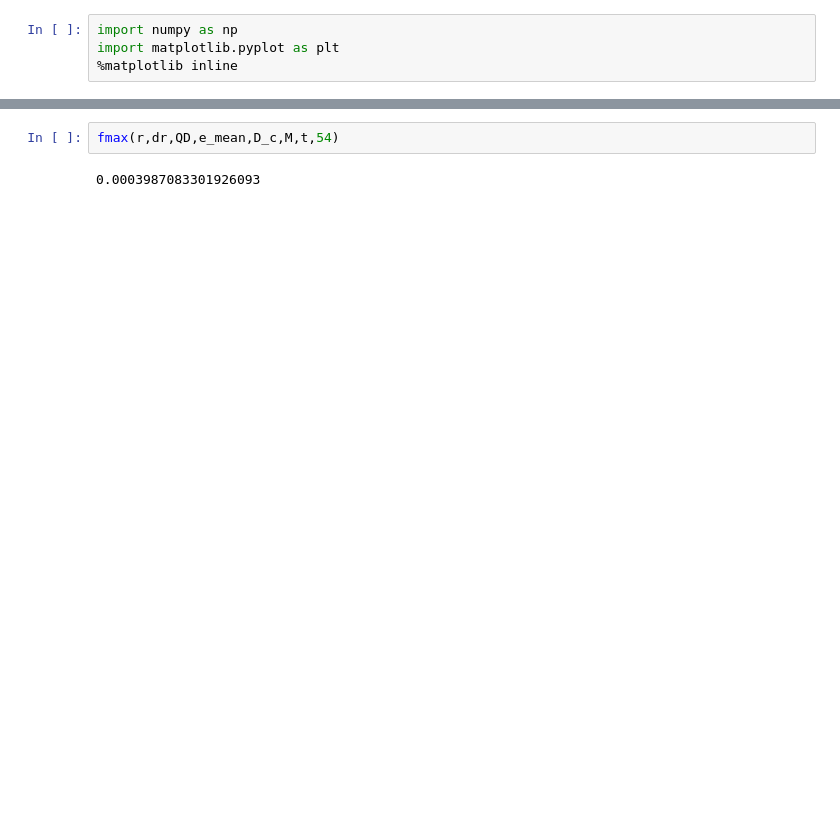
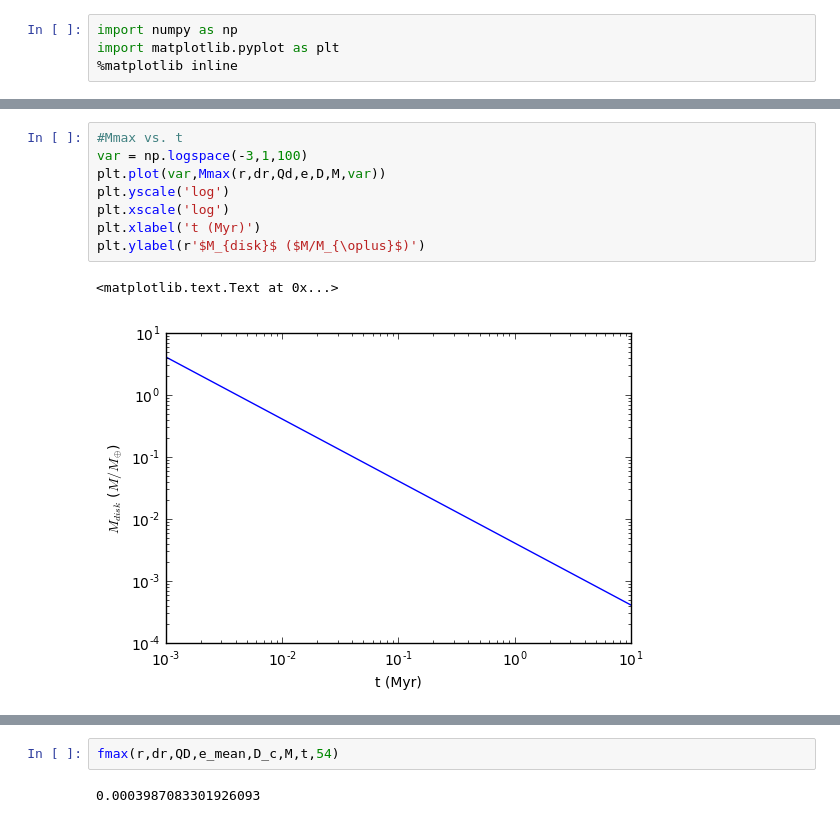
Before and after one commit to silburt/rebound, a Jupyter notebook: examples/planetesimal_Kepler51/DiskMass_Wyatt.ipynb, the cells around one changed output, grey strips where cells are left out. Saved outputs shown, nothing was run; the diff lists cells and outputs as text; blank space fills up the shorter version.

```diff
--- a/examples/planetesimal_Kepler51/DiskMass_Wyatt.ipynb
+++ b/examples/planetesimal_Kepler51/DiskMass_Wyatt.ipynb
@@ -39,0 +53,11 @@ Mmax(r,dr,QD,e_mean,D_c,M,t)
+# %%
+#Mmax vs. t
+var = np.logspace(-3,1,100)
+plt.plot(var,Mmax(r,dr,Qd,e,D,M,var))
+plt.yscale('log')
+plt.xscale('log')
+plt.xlabel('t (Myr)')
+plt.ylabel(r'$M_{disk}$ ($M/M_{\oplus}$)')
+# %% [output]
+<matplotlib.text.Text at 0x...>
+[figure, added]
```
Also changed, not shown: parts of 7 cells of this notebook, 5 other files.
